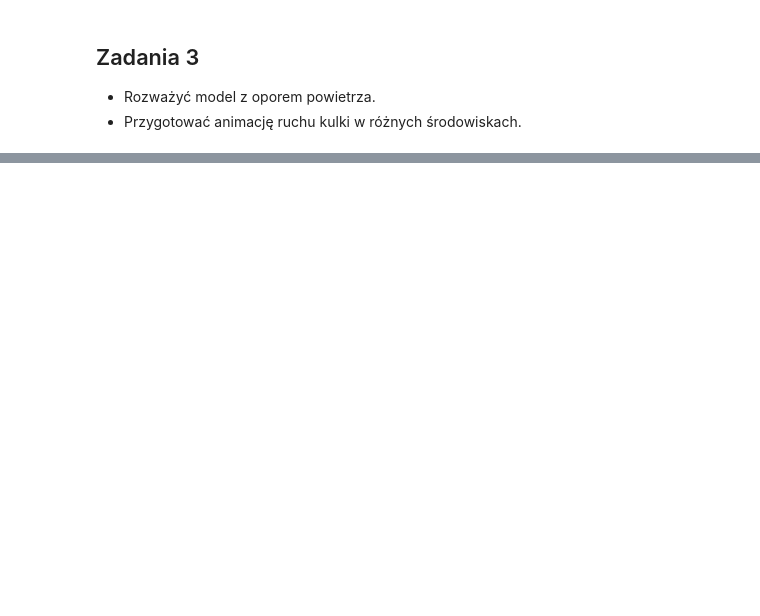
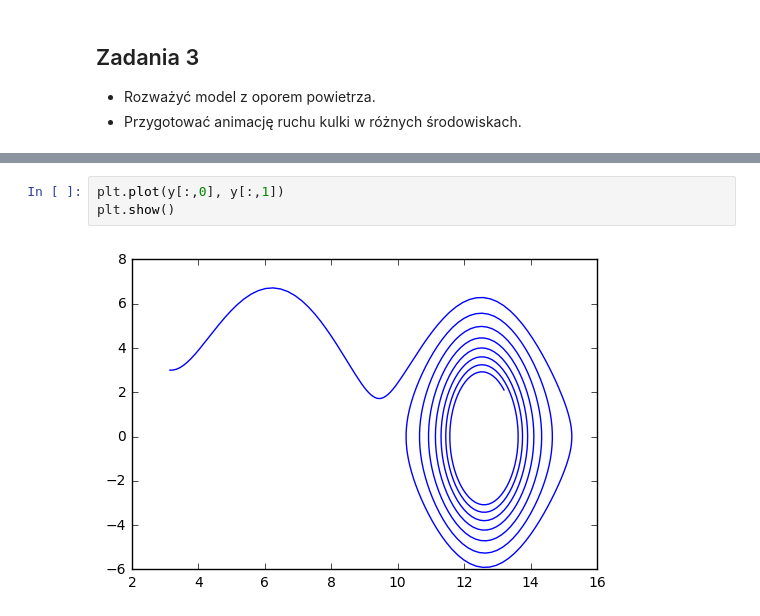
Before and after one commit to rossinek/MZP, a Jupyter notebook: lab3_pendulums/T1-3_Pendulum.ipynb, the cells around one changed output, grey strips where cells are left out. Saved outputs shown, nothing was run; the diff lists cells and outputs as text; blank space fills up the shorter version.

```diff
--- a/lab3_pendulums/T1-3_Pendulum.ipynb
+++ b/lab3_pendulums/T1-3_Pendulum.ipynb
@@ -150,3 +160,8 @@ path = balls_animation(t, y, 800, pre='t3')
 HTML('<video width="800" height="800" controls><source src="'+path+'" type="video/mp4"></video>')
 # %% [output]
 [interactive output not drawn]
+# %%
+plt.plot(y[:,0], y[:,1])
+plt.show()
+# %% [output]
+[figure, added]
```
Also changed, not shown: parts of 2 cells of this notebook.
